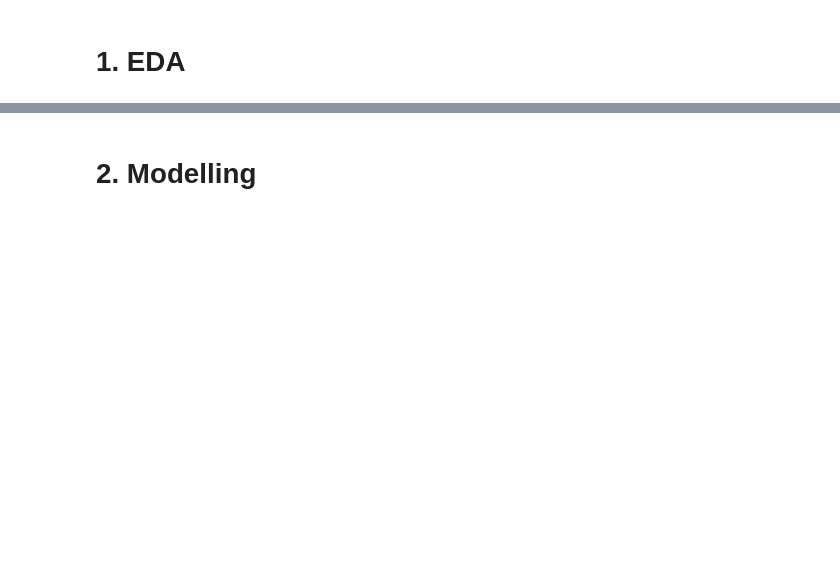
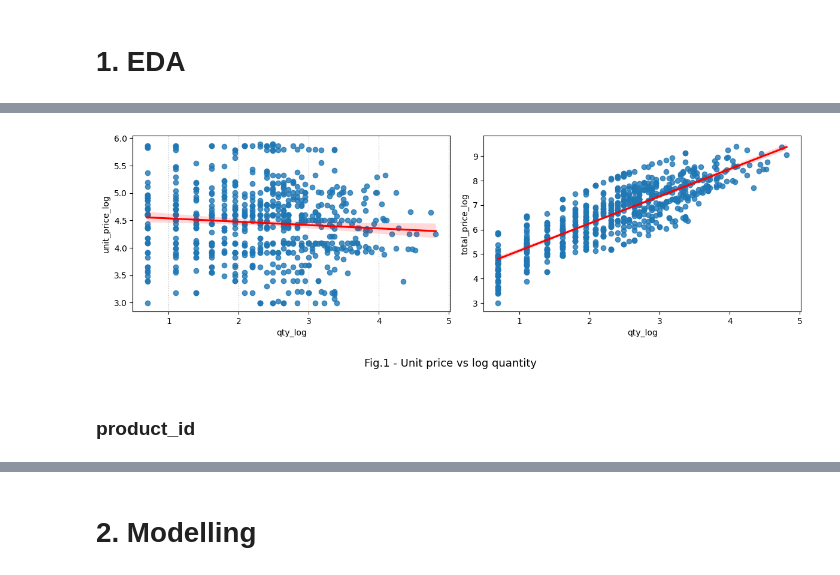
Before and after one commit to Alex1iv/Retail_pricing, a Jupyter notebook: notebooks/Retail_pricing.ipynb, the cells around one changed output, grey strips where cells are left out. Drawn from its saved outputs; the diff is of its cells as text; code cells hidden in the pictures; blank space fills up the shorter version.

```diff
--- a/notebooks/Retail_pricing.ipynb
+++ b/notebooks/Retail_pricing.ipynb
@@ -206,0 +171,20 @@ After synthetic resampling :  [0 1] [47896 47896]
+# %%
+data['total_price_log'] = np.log(data['total_price'])
+data['unit_price_log'] = np.log(data['unit_price'])
+
+fig, ax = plt.subplots(1,2, figsize=(12, 4))
+#fig = sns.histplot(data['qty_log'], ax=ax[0]); #,bins=15
+sns.regplot(data, y='unit_price_log', x='qty_log', ax=ax[0] , line_kws={"color": "red"}) #
+sns.regplot(data, y='total_price_log', x='qty_log', ax=ax[1] , line_kws={"color": "red"})
+#ax[0].set_yscale('log')
+
+ax[0].xaxis.grid(linestyle=':')
+plot_counter=1
+fig.suptitle('Fig.1 - Unit price vs log quantity ', y=-0.05, fontsize=13) #, loc='right'
+plt.tight_layout()
+
+#plt.savefig(os.path.join(path_figures, f'fig_{plot_counter}.png'));
+# %% [output]
+[figure, added]
+# %% [markdown]
+### product_id
```
Also changed, not shown: parts of 123 cells of this notebook.
